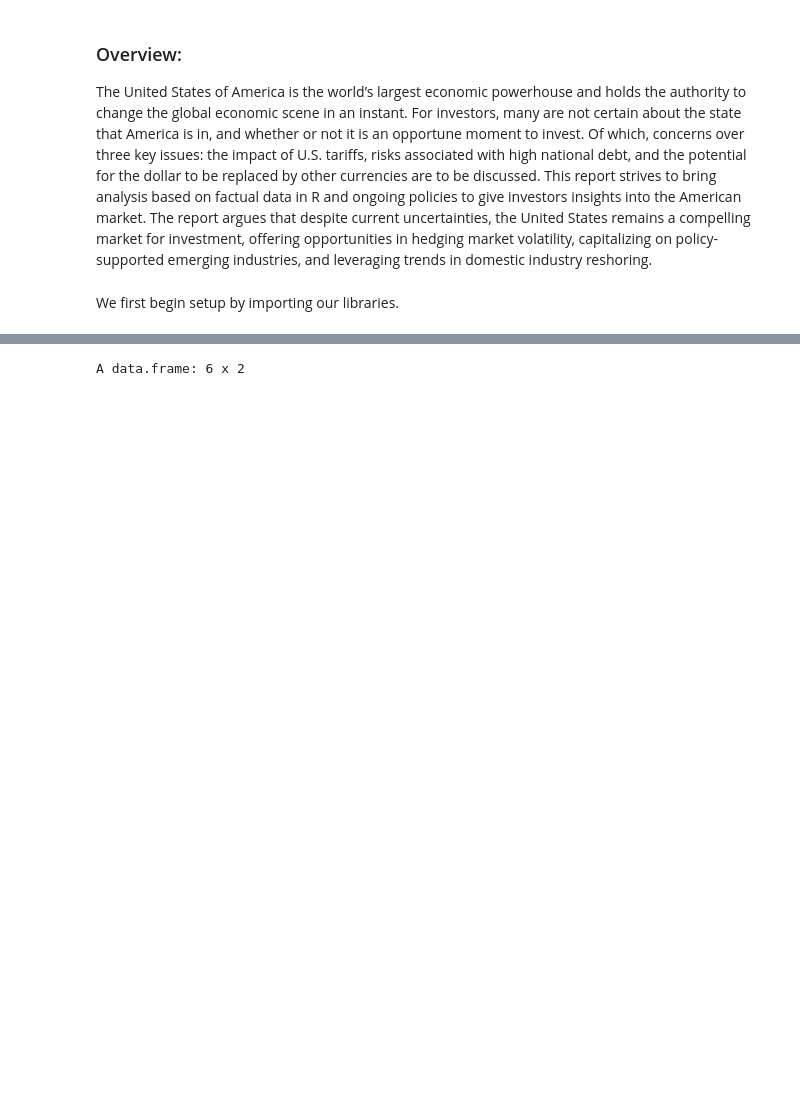
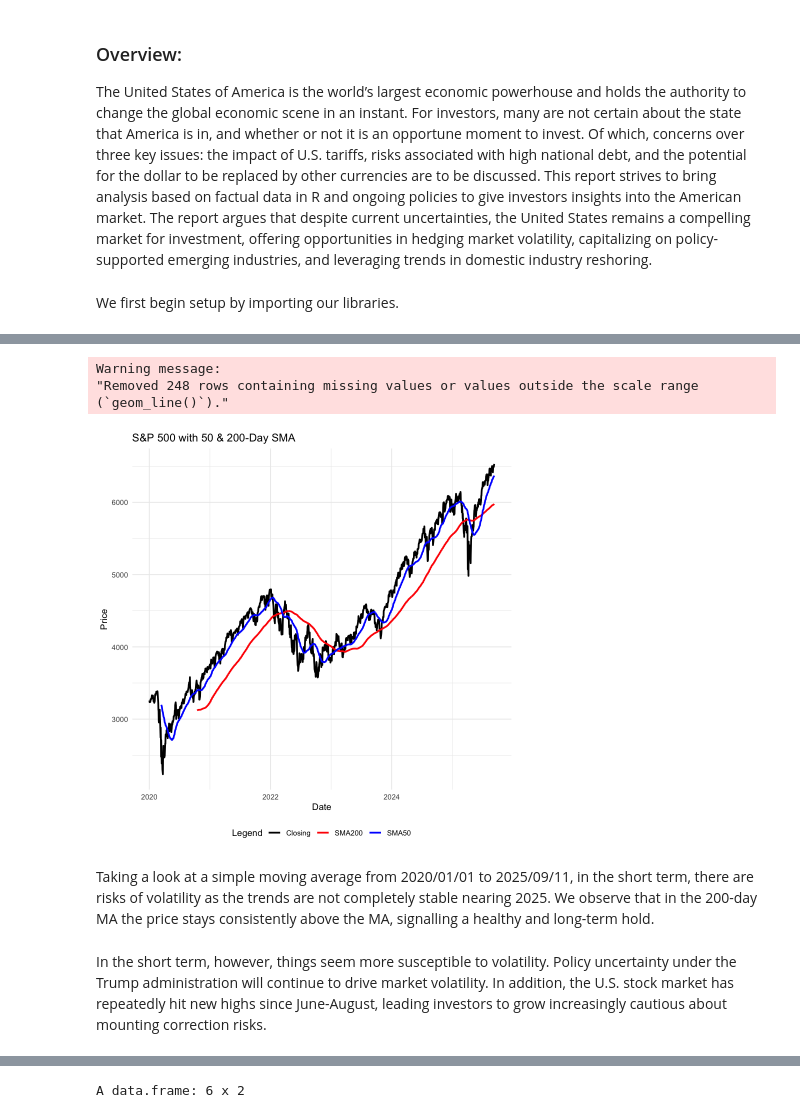
Before and after one commit to NotNotNotDavid/usmarkets, a Jupyter notebook: analysisReport_inR.ipynb, the cells around one changed output, grey strips where cells are left out. Drawn from its saved outputs; the diff is of its cells as text; code cells hidden in the pictures; blank space fills up the shorter version.

```diff
--- a/analysisReport_inR.ipynb
+++ b/analysisReport_inR.ipynb
@@ -14,0 +42,41 @@ library(scales) # For better formatting
+# %%
+
+GSPC <- getSymbols("^GSPC", src = "yahoo", from = "2020-01-01", to = Sys.Date(), auto.assign = FALSE)
+
+# Calculate moving averages
+sma50 <- SMA(Cl(GSPC), n = 50)
+sma200 <- SMA(Cl(GSPC), n = 200)
+
+# data frame for ggplot
+df <- data.frame(
+  Date = index(GSPC),
+  Closing = as.numeric(Cl(GSPC)),
+  SMA50 = as.numeric(sma50),
+  SMA200 = as.numeric(sma200)
+)
+
+# Convert to long format for ggplot
+df_long <- df %>%
+  pivot_longer(cols = c("Closing", "SMA50", "SMA200"),
+               names_to = "Type",
+               values_to = "Price")
+
+# Plot using ggplot
+ggplot(df_long, aes(x = Date, y = Price, color = Type)) +
+  geom_line(size = 1) +
+  scale_color_manual(values = c("Closing" = "black", "SMA50" = "blue", "SMA200" = "red")) +
+  labs(title = "S&P 500 with 50 & 200-Day SMA",
+       x = "Date",
+       y = "Price",
+       color = "Legend") +
+  theme_minimal() +
+  theme(legend.position = "bottom")
+# %% [output]
+Warning message:
+"Removed 248 rows containing missing values or values outside the scale range
+(`geom_line()`)."
+[figure, added]
+# %% [markdown]
+Taking a look at a simple moving average from 2020/01/01 to 2025/09/11, in the short term, there are risks of volatility as the trends are not completely stable nearing 2025. We observe that in the 200-day MA the price stays consistently above the MA, signalling a healthy and long-term hold.
+# %% [markdown]
+In the short term, however, things seem more susceptible to volatility. Policy uncertainty under the Trump administration will continue to drive market volatility. In addition, the U.S. stock market has repeatedly hit new highs since June-August, leading investors to grow increasingly cautious about mounting correction risks.
```
Also changed, not shown: parts of 12 cells of this notebook, 1 other file.
